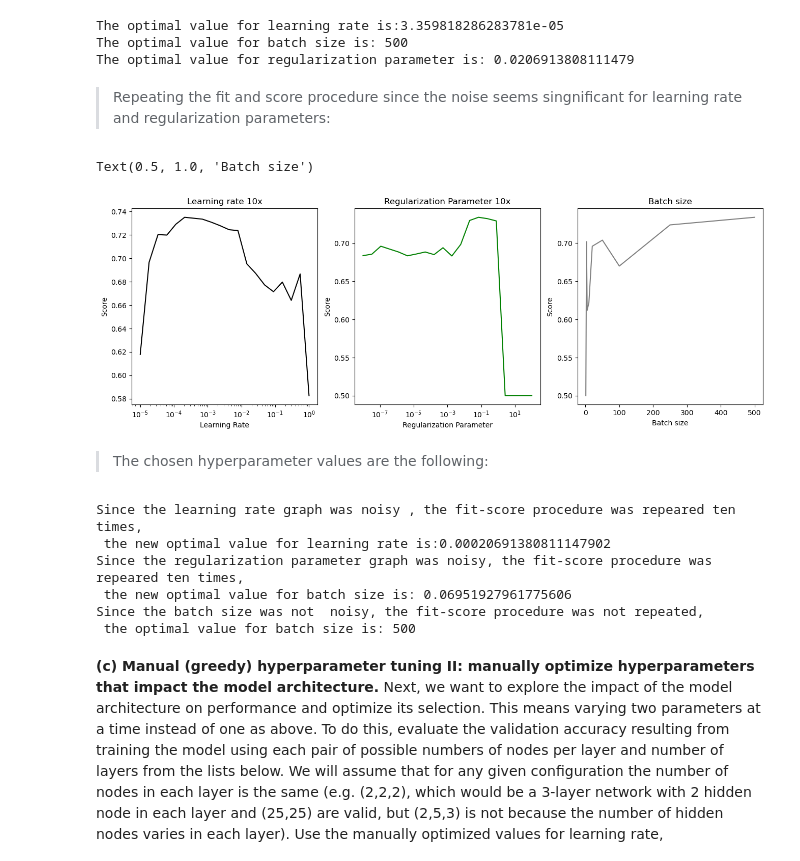
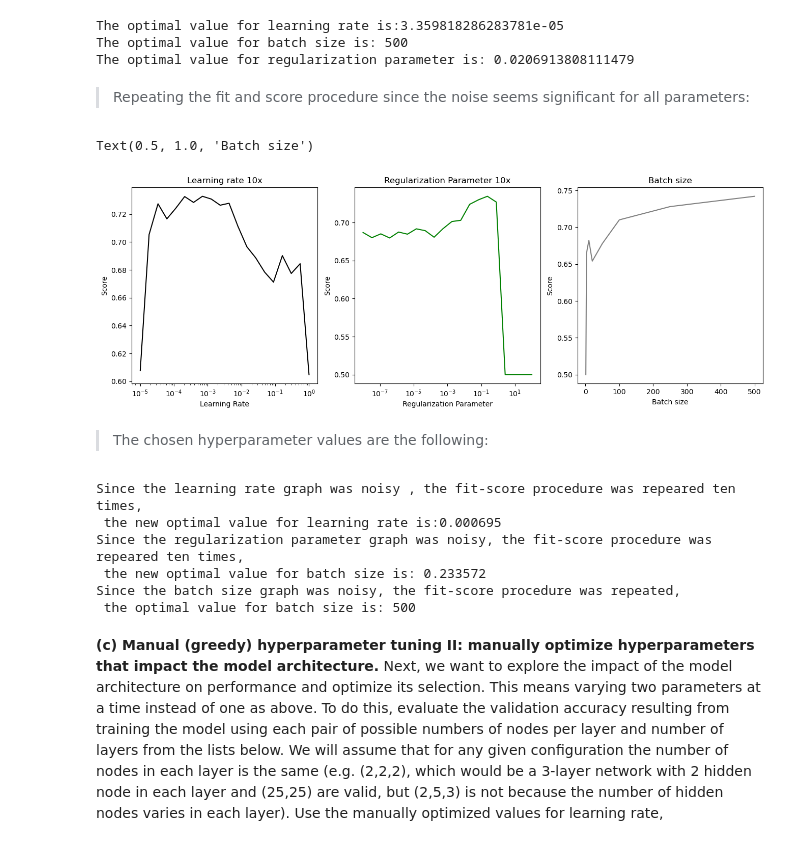
Before and after one commit to dani-jimlar/ML_assignments, a Jupyter notebook: a_4/Assignment_4.ipynb, the cells around one changed output. Saved outputs shown, nothing was run; the diff lists cells and outputs as text; code cells hidden in the pictures.

```diff
--- a/a_4/Assignment_4.ipynb
+++ b/a_4/Assignment_4.ipynb
@@ -359,7 +363,7 @@ The optimal value for learning rate is:3.359818286283781e-05
 The optimal value for batch size is: 500
 The optimal value for regularization parameter is: 0.0206913808111479
 # %% [markdown]
-> Repeating the fit and score procedure since the noise seems singnificant for learning rate and regularization parameters:
+> Repeating the fit and score procedure since the noise seems significant for all parameters:
 # %%
 # lr loop 10 times
 o_model = MLPClassifier(
@@ -415,53 +419,83 @@ for rp in rp_list:
         rp_score.append(rp_s)
     av_rp_score = np.mean(rp_score)
     list_av_rp_scores.append(av_rp_score)
+# %%
+# batch size loop 10 times
+
+o2_model = MLPClassifier(
+    learning_rate_init=0.03,
+    hidden_layer_sizes=(30, 30),
+    alpha=0,
+    solver="sgd",
+    tol=1e-5,
+    early_stopping=False,
+    activation="relu",
+    n_iter_no_change=1000,
+    batch_size=50,
+    max_iter=5000,
+)
+
+list_av_bz_scores = []
+
+bz_list = [1, 3, 5, 10, 20, 50, 100, 250, 500]
+bz_score = []
+for bz in bz_list:
+    for _ in range(10):
+        bz_score = []
+        o2_model.set_params(batch_size=bz)
+        o2_model.fit(X_train, y_train)
+        bz_s = o2_model.score(X_val, y_val)
+        bz_score.append(bz_s)
+    av_bz_score = np.mean(bz_score)
+    list_av_bz_scores.append(av_bz_score)
 # %%
 fig, axs = plt.subplots(1, 3, figsize=(16, 5))
 
 # learning rate
 axs[0].plot(lr_list, list_av_lr_scores, color="black")
 axs[0].set_xscale("log")
 axs[0].set_xlabel("Learning Rate")
 axs[0].set_ylabel("Score")
 axs[0].set_title("Learning rate 10x")
 
 # Regularization
 axs[1].plot(rp_list, list_av_rp_scores, color="green")
 axs[1].set_xscale("log")
 axs[1].set_xlabel("Regularization Parameter")
 axs[1].set_ylabel("Score")
 axs[1].set_title("Regularization Parameter 10x")
 
 # Batch size
-axs[2].plot(bz_list, bz_score, color="grey")
+axs[2].plot(bz_list, list_av_bz_scores, color="grey")
 # axs[2].set_xscale("log")
 axs[2].set_xlabel("Batch size")
 axs[2].set_ylabel("Score")
 axs[2].set_title("Batch size")
 # %% [output]
 Text(0.5, 1.0, 'Batch size')
-[figure, old version]
+[figure, new version]
 # %% [markdown]
 > The chosen hyperparameter values are the following:
 # %%
 op_lr = lr_list[np.argmax(list_av_lr_scores)]
 op_rp = rp_list[np.argmax(list_av_rp_scores)]
+op_bz = bz_list[np.argmax(list_av_bz_scores)]
 
 print(
-    f"Since the learning rate graph was noisy , the fit-score procedure was repeared ten times,\n the new optimal value for learning rate is:{op_lr}"
+    f"Since the learning rate graph was noisy , the fit-score procedure was repeared ten times,\n the new optimal value for learning rate is:{op_lr:2f}"
 )
 print(
-    f"Since the regularization parameter graph was noisy, the fit-score procedure was repeared ten times,\n the new optimal value for batch size is: {op_rp}"
+    f"Since the regularization parameter graph was noisy, the fit-score procedure was repeared ten times,\n the new optimal value for batch size is: {op_rp:2f}"
 )
 print(
-    f"Since the batch size was not noisy, the fit-score procedure was not repeated,\n the optimal value for batch size is: {op_bz}"
+    f"Since the batch size graph was noisy, the fit-score procedure was repeated,\n the optimal value for batch size is: {op_bz}"
 )
 # %% [output]
 Since the learning rate graph was noisy , the fit-score procedure was repeared ten times,
- the new optimal value for learning rate is:0.00020691380811147902
+ the new optimal value for learning rate is:0.000695
 Since the regularization parameter graph was noisy, the fit-score procedure was repeared ten times,
- the new optimal value for batch size is: 0.06951927961775606
-Since the batch size was not  noisy, the fit-score procedure was not repeated,
+ the new optimal value for batch size is: 0.233572
+Since the batch size graph was noisy, the fit-score procedure was repeated,
  the optimal value for batch size is: 500
 # %% [markdown]
 **(c) Manual (greedy) hyperparameter tuning II: manually optimize hyperparameters that impact the model architecture.** Next, we want to explore the impact of the model architecture on performance and optimize its selection. This means varying two parameters at a time instead of one as above. To do this, evaluate the validation accuracy resulting from training the model using each pair of possible numbers of nodes per layer and number of layers from the lists below. We will assume that for any given configuration the number of nodes in each layer is the same (e.g. (2,2,2), which would be a 3-layer network with 2 hidden node in each layer and (25,25) are valid, but (2,5,3) is not because the number of hidden nodes varies in each layer). Use the manually optimized values for learning rate, regularization, and batch size selected from section (b).
```
Also changed, not shown: parts of 25 cells of this notebook.
